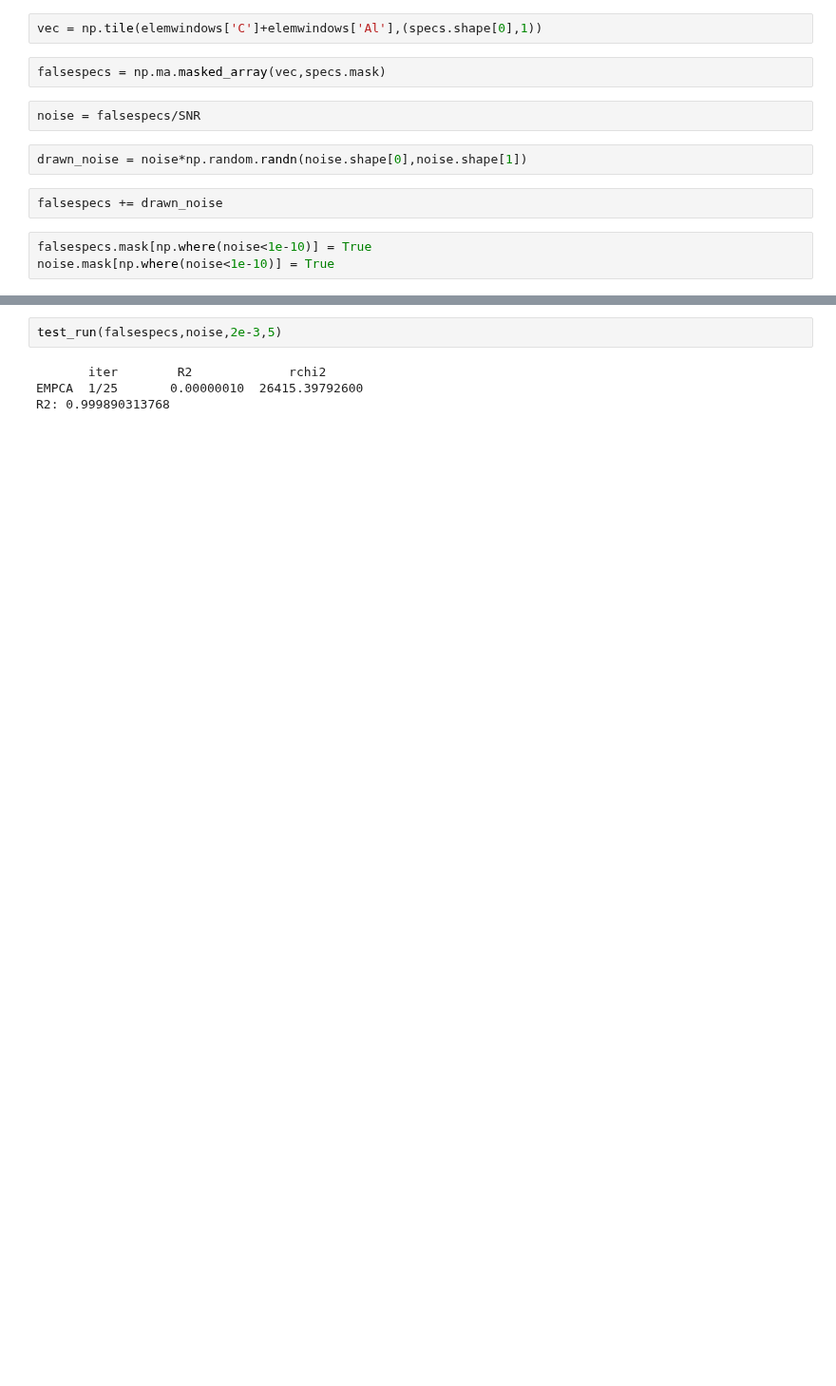
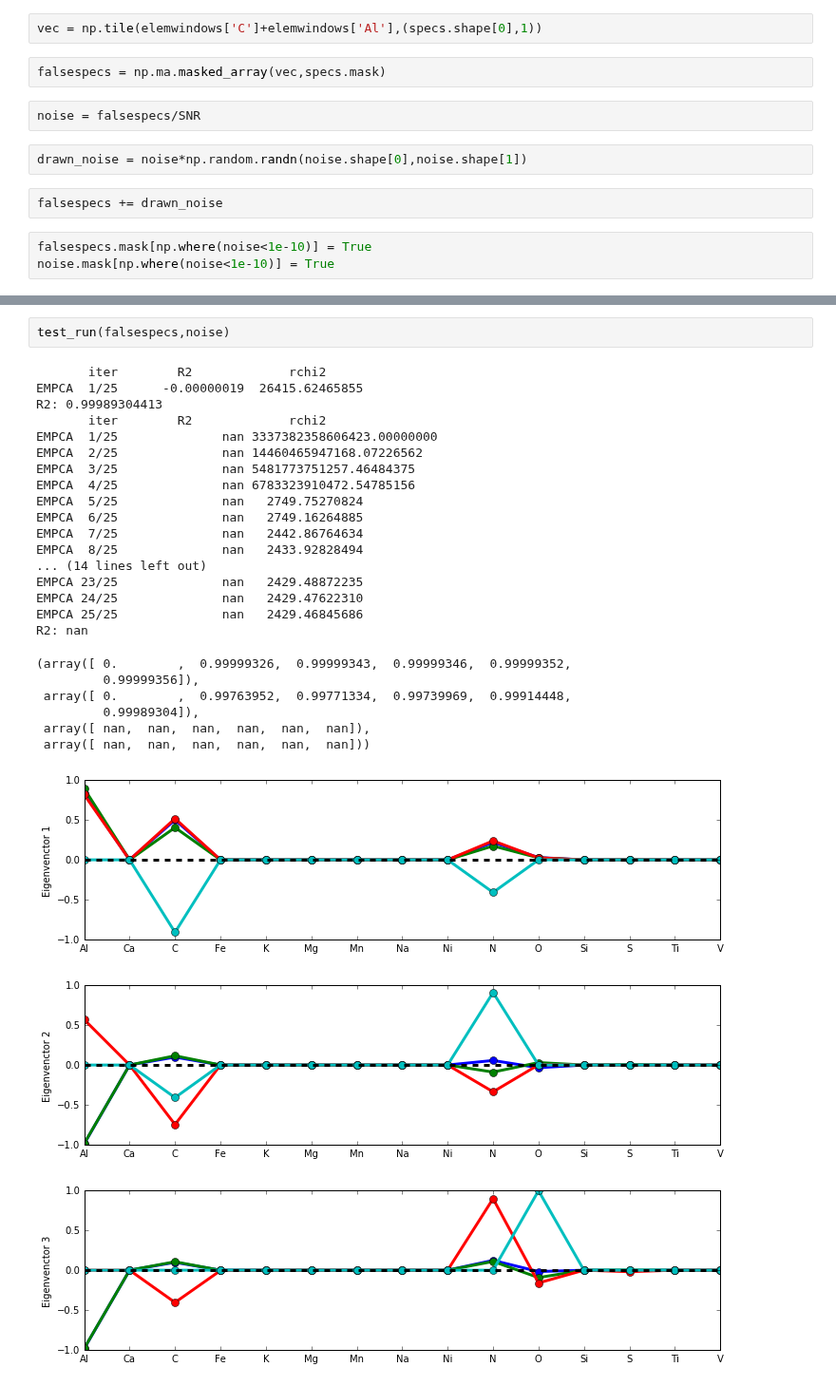
Before and after one commit to NatalieP-J/rcapogee-plots, a Jupyter notebook: test_empca.ipynb, the cells around one changed output, grey strips where cells are left out. Shown at 95% size. Saved outputs shown, nothing was run; the diff lists cells and outputs as text; blank space fills up the shorter version.

```diff
--- a/test_empca.ipynb
+++ b/test_empca.ipynb
@@ -49,6 +80,29 @@ def test_run(specs,noise,deltR2,nvecs):
 # %%
-test_run(falsespecs,noise,2e-3,5)
+test_run(falsespecs,noise)
 # %% [output]
        iter        R2             rchi2
-EMPCA  1/25       0.00000010  26415.39792600
-R2: 0.999890313768
+EMPCA  1/25      -0.00000019  26415.62465855
+R2: 0.99989304413
+       iter        R2             rchi2
+EMPCA  1/25              nan 3337382358606423.00000000
+EMPCA  2/25              nan 14460465947168.07226562
+EMPCA  3/25              nan 5481773751257.46484375
+EMPCA  4/25              nan 6783323910472.54785156
+EMPCA  5/25              nan   2749.75270824
+EMPCA  6/25              nan   2749.16264885
+EMPCA  7/25              nan   2442.86764634
+EMPCA  8/25              nan   2433.92828494
+... (14 lines left out)
+EMPCA 23/25              nan   2429.48872235
+EMPCA 24/25              nan   2429.47622310
+EMPCA 25/25              nan   2429.46845686
+R2: nan
+(array([ 0.        ,  0.99999326,  0.99999343,  0.99999346,  0.99999352,
+         0.99999356]),
+ array([ 0.        ,  0.99763952,  0.99771334,  0.99739969,  0.99914448,
+         0.99989304]),
+ array([ nan,  nan,  nan,  nan,  nan,  nan]),
+ array([ nan,  nan,  nan,  nan,  nan,  nan]))
+[figure, added]
+[figure, added]
+[figure, added]
```
Also changed, not shown: parts of 6 cells of this notebook.
